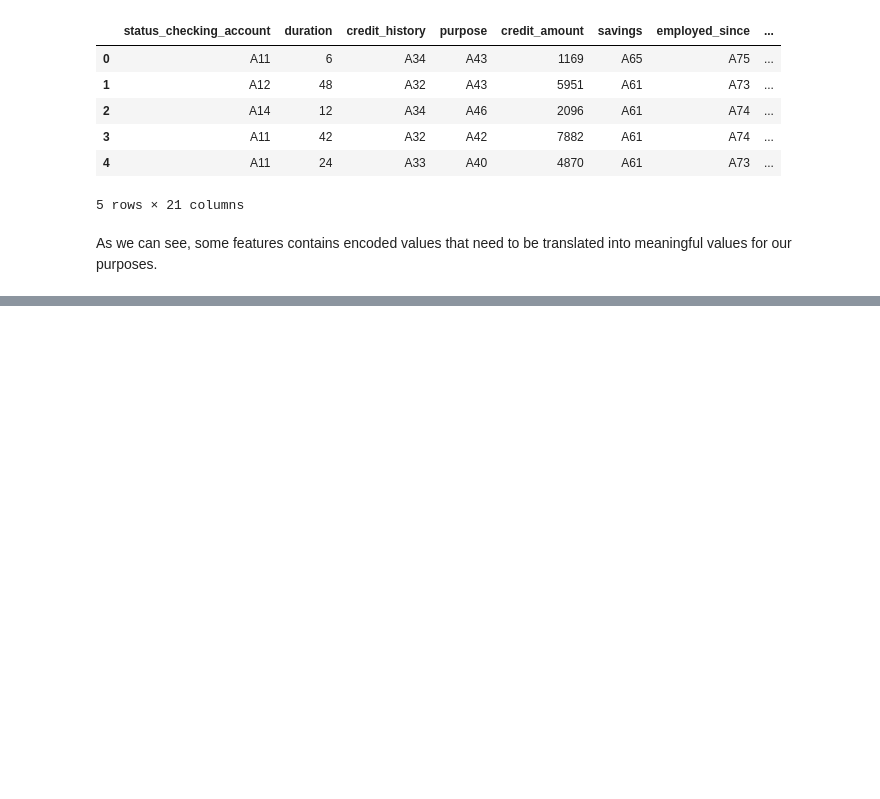
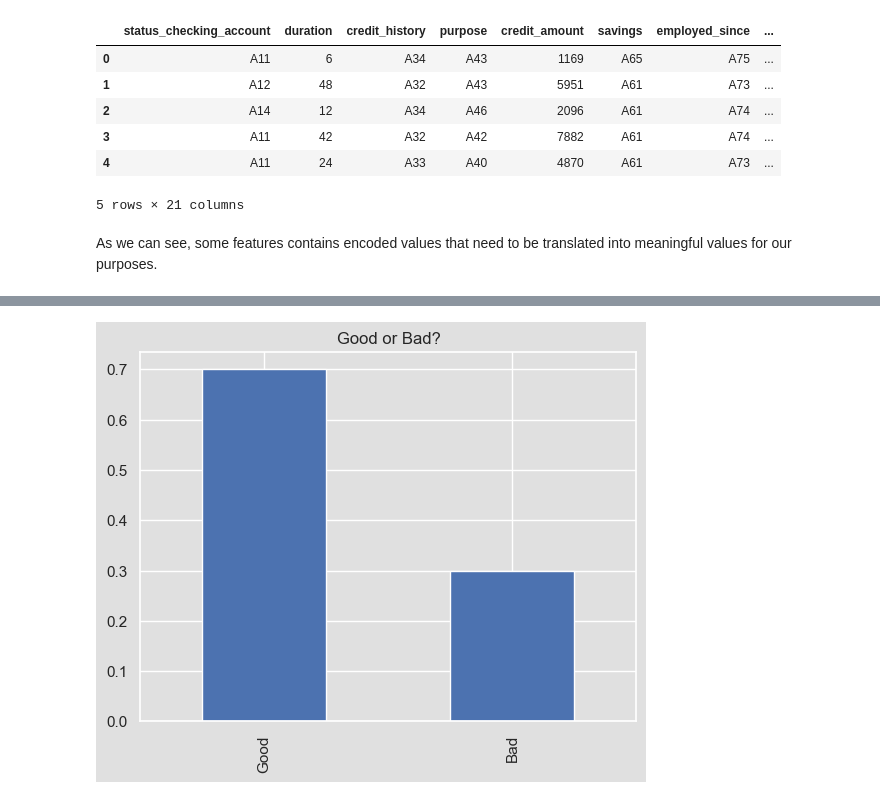
Before and after one commit to IgorTrevelin/data-science, a Jupyter notebook: german-credit-risk.ipynb, the cells around one changed output, grey strips where cells are left out. Saved outputs shown, nothing was run; the diff lists cells and outputs as text; code cells hidden in the pictures; blank space fills up the shorter version.

Commit message:
German Credit Risk: finished feature values translation and started the exploratory data analysis

```diff
--- a/german-credit-risk.ipynb
+++ b/german-credit-risk.ipynb
@@ -22,8 +22,10 @@ The dataset description is available in the following [link](https://archive.ics
 # %% [markdown]
 ## <a id="required"></a>Required Modules and Data
 # %%
+import math
 import numpy as np
 import pandas as pd
+from pandas.api.types import is_numeric_dtype, is_categorical_dtype
 import seaborn as sns
 import matplotlib.pyplot as plt
 
@@ -33,9 +35,19 @@ from sklearn.ensemble import RandomForestClassifier, ExtraTreesClassifier
 
 import random
 
+import warnings
+warnings.filterwarnings("ignore")
+
 seed = 42
 random.seed(seed)
 np.random.seed(seed)
+
+sns.set_style(style="darkgrid")
+sns.set_palette(palette="viridis")
+sns.set(rc={
+    'axes.facecolor': '#E0E0E0',
+    'figure.facecolor': '#E0E0E0'
+})
 # %%
 df = pd.read_csv(
     "https://archive.ics.uci.edu/ml/machine-learning-databases/statlog/german/german.data",
@@ -180,0 +345,3 @@ def property(df: pd.DataFrame):
+# %%
+df[["sex", "personal_status"]] = df["personal_status_and_sex"].str.split(" - ", expand=True)
+df.drop("personal_status_and_sex", axis=1, inplace=True)
@@ -180,0 +355,2 @@ def property(df: pd.DataFrame):
+# %%
+df["personal_status"] = df["personal_status"].map(lambda x: "Not Single" if x != "Single" else x)
@@ -180,0 +367,6 @@ def property(df: pd.DataFrame):
+# %%
+df["good_or_bad"].value_counts(normalize=True).plot(kind="bar")
+plt.title("Good or Bad?")
+plt.show()
+# %% [output]
+[figure, added]
```
Also changed, not shown: parts of 17 cells of this notebook.
